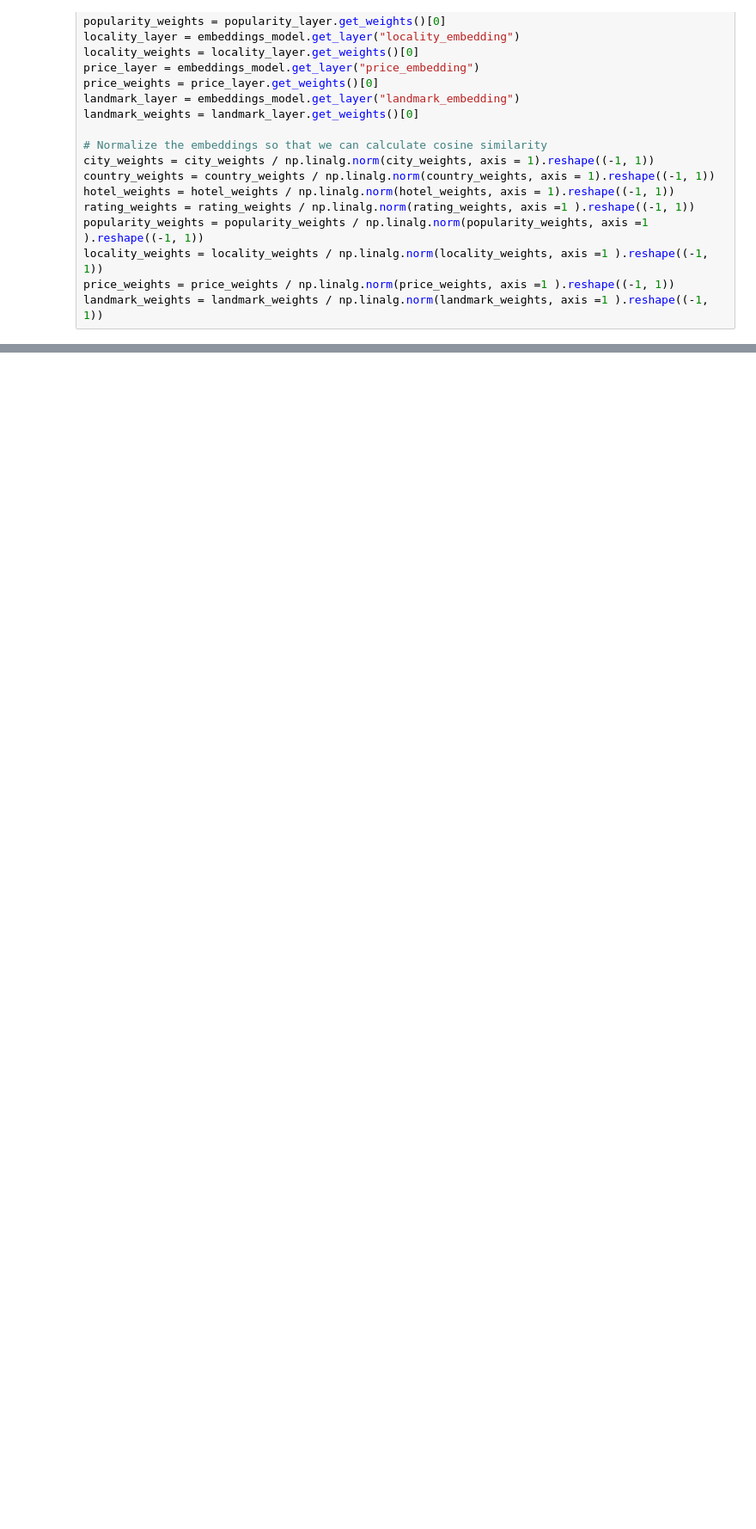
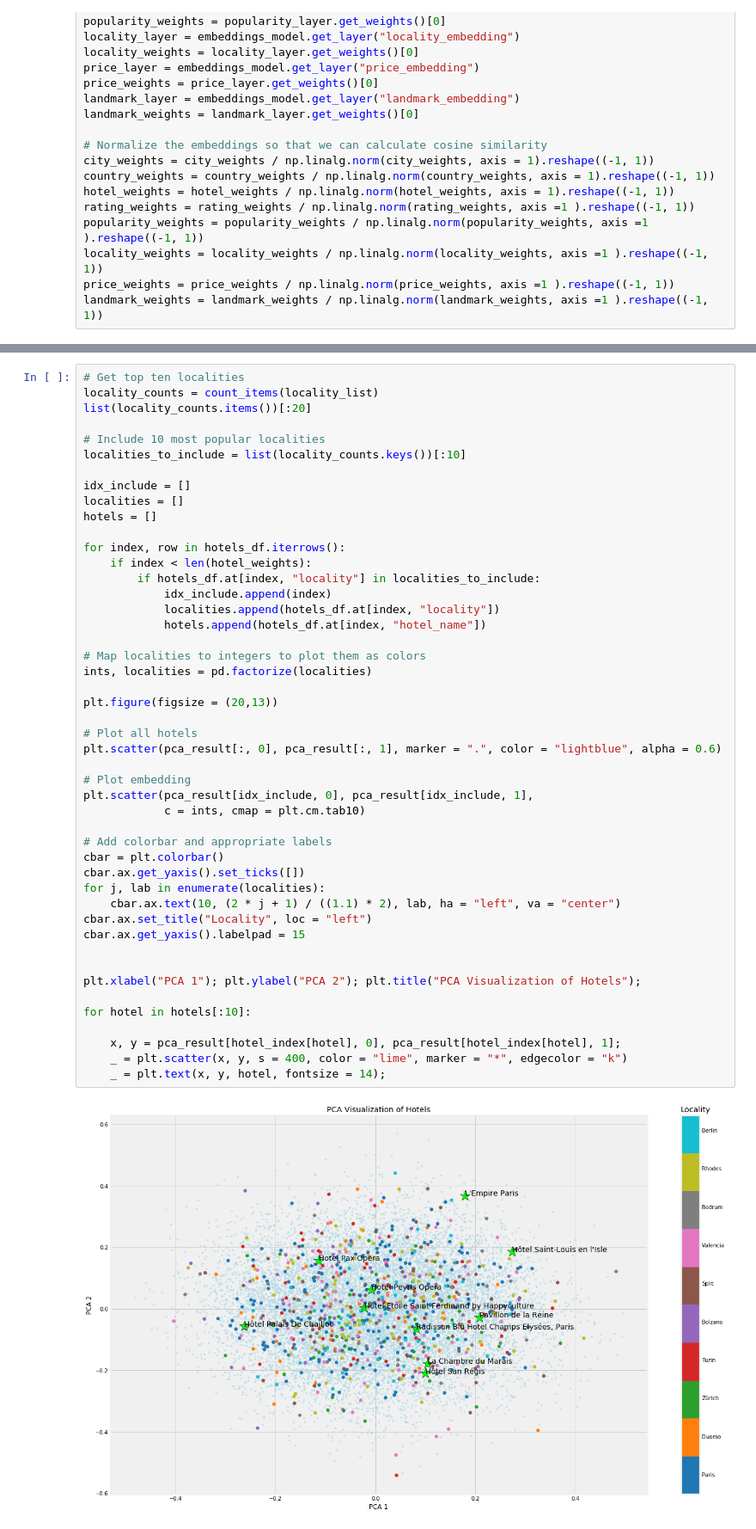
Before and after one commit to fpleoni/where_do_we_go_from_here, a Jupyter notebook: jupyter_notebooks/using_embeddings_from_fourth_attempt.ipynb, the cells around one changed output, grey strips where cells are left out. Shown at 86% size. Cells and saved outputs as stored; diff of their text form; blank space fills up the shorter version.

```diff
--- a/jupyter_notebooks/using_embeddings_from_fourth_attempt.ipynb
+++ b/jupyter_notebooks/using_embeddings_from_fourth_attempt.ipynb
@@ -459,0 +534,49 @@ KeyboardInterrupt:
+# %%
+# Get top ten localities
+locality_counts = count_items(locality_list)
+list(locality_counts.items())[:20]
+
+# Include 10 most popular localities
+localities_to_include = list(locality_counts.keys())[:10]
+
+idx_include = []
+localities = []
+hotels = []
+
+for index, row in hotels_df.iterrows():
+    if index < len(hotel_weights):
+        if hotels_df.at[index, "locality"] in localities_to_include:
+            idx_include.append(index)
+            localities.append(hotels_df.at[index, "locality"])
+            hotels.append(hotels_df.at[index, "hotel_name"])
+
+# Map localities to integers to plot them as colors
+ints, localities = pd.factorize(localities)
+
+plt.figure(figsize = (20,13))
+
+# Plot all hotels
+plt.scatter(pca_result[:, 0], pca_result[:, 1], marker = ".", color = "lightblue", alpha = 0.6)
+
+# Plot embedding
+plt.scatter(pca_result[idx_include, 0], pca_result[idx_include, 1],
+            c = ints, cmap = plt.cm.tab10)
+
+# Add colorbar and appropriate labels
+cbar = plt.colorbar()
+cbar.ax.get_yaxis().set_ticks([])
+for j, lab in enumerate(localities):
+    cbar.ax.text(10, (2 * j + 1) / ((1.1) * 2), lab, ha = "left", va = "center")
+cbar.ax.set_title("Locality", loc = "left")
+cbar.ax.get_yaxis().labelpad = 15
+
+
+plt.xlabel("PCA 1"); plt.ylabel("PCA 2"); plt.title("PCA Visualization of Hotels");
+
+for hotel in hotels[:10]:
+
+    x, y = pca_result[hotel_index[hotel], 0], pca_result[hotel_index[hotel], 1];
+    _ = plt.scatter(x, y, s = 400, color = "lime", marker = "*", edgecolor = "k")
+    _ = plt.text(x, y, hotel, fontsize = 14);
+# %% [output]
+[figure, added]
```
Also changed, not shown: parts of 18 cells of this notebook, 3 other files.
